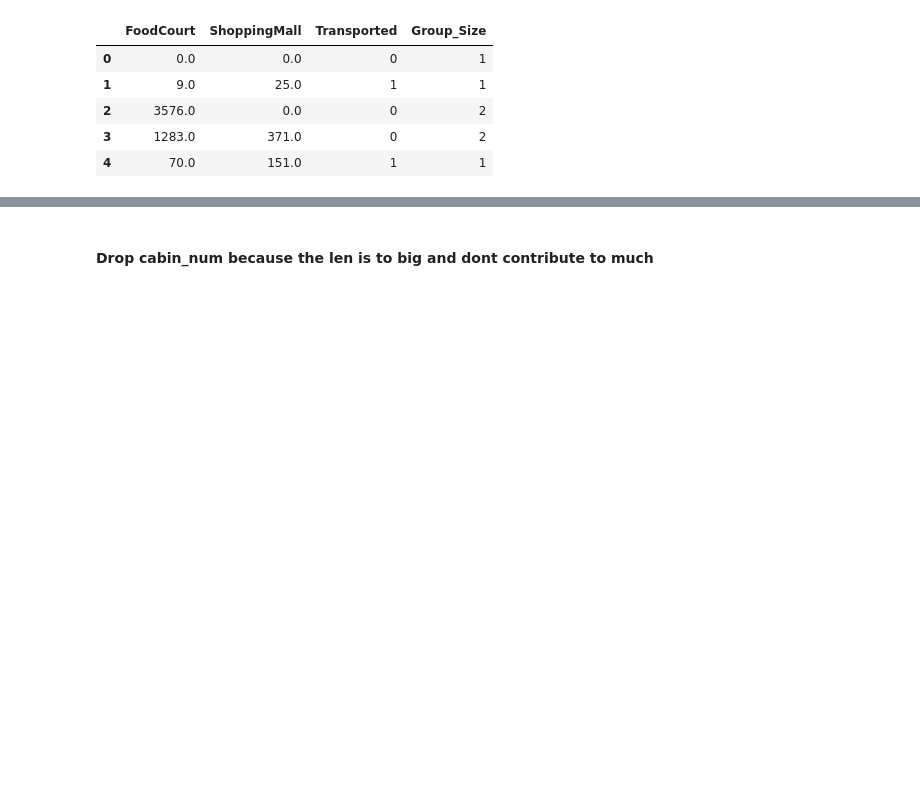
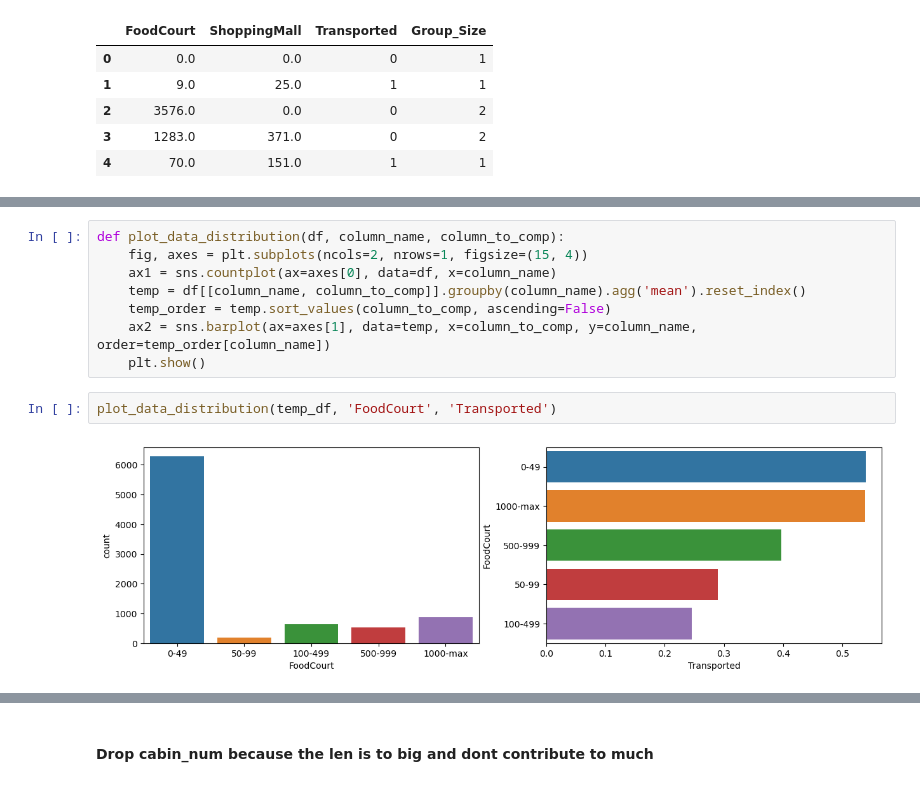
Before and after one commit to Manuelsierra95/data-science, a Jupyter notebook: Spaceship-Titanic/Spaceship Titanic.ipynb, the cells around one changed output, grey strips where cells are left out. Saved outputs shown, nothing was run; the diff lists cells and outputs as text; blank space fills up the shorter version.

```diff
--- a/Spaceship-Titanic/Spaceship Titanic.ipynb
+++ b/Spaceship-Titanic/Spaceship Titanic.ipynb
@@ -362,0 +382,12 @@ Name: FoodCourt, dtype: float64
+# %%
+def plot_data_distribution(df, column_name, column_to_comp):
+    fig, axes = plt.subplots(ncols=2, nrows=1, figsize=(15, 4))
+    ax1 = sns.countplot(ax=axes[0], data=df, x=column_name)
+    temp = df[[column_name, column_to_comp]].groupby(column_name).agg('mean').reset_index()
+    temp_order = temp.sort_values(column_to_comp, ascending=False)
+    ax2 = sns.barplot(ax=axes[1], data=temp, x=column_to_comp, y=column_name, order=temp_order[column_name])
+    plt.show()
+# %%
+plot_data_distribution(temp_df, 'FoodCourt', 'Transported')
+# %% [output]
+[figure, added]
```
Also changed, not shown: parts of 30 cells of this notebook.
